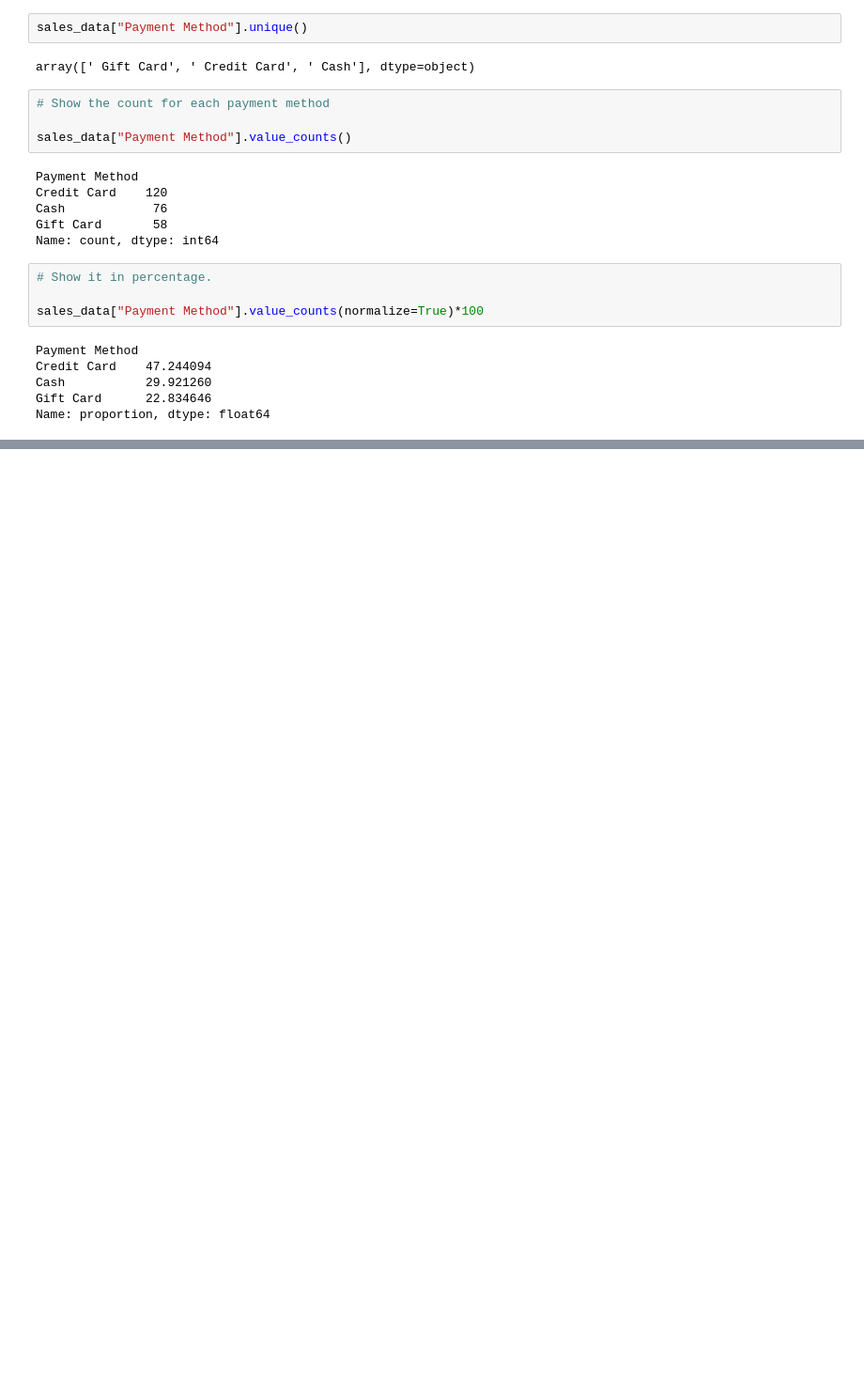
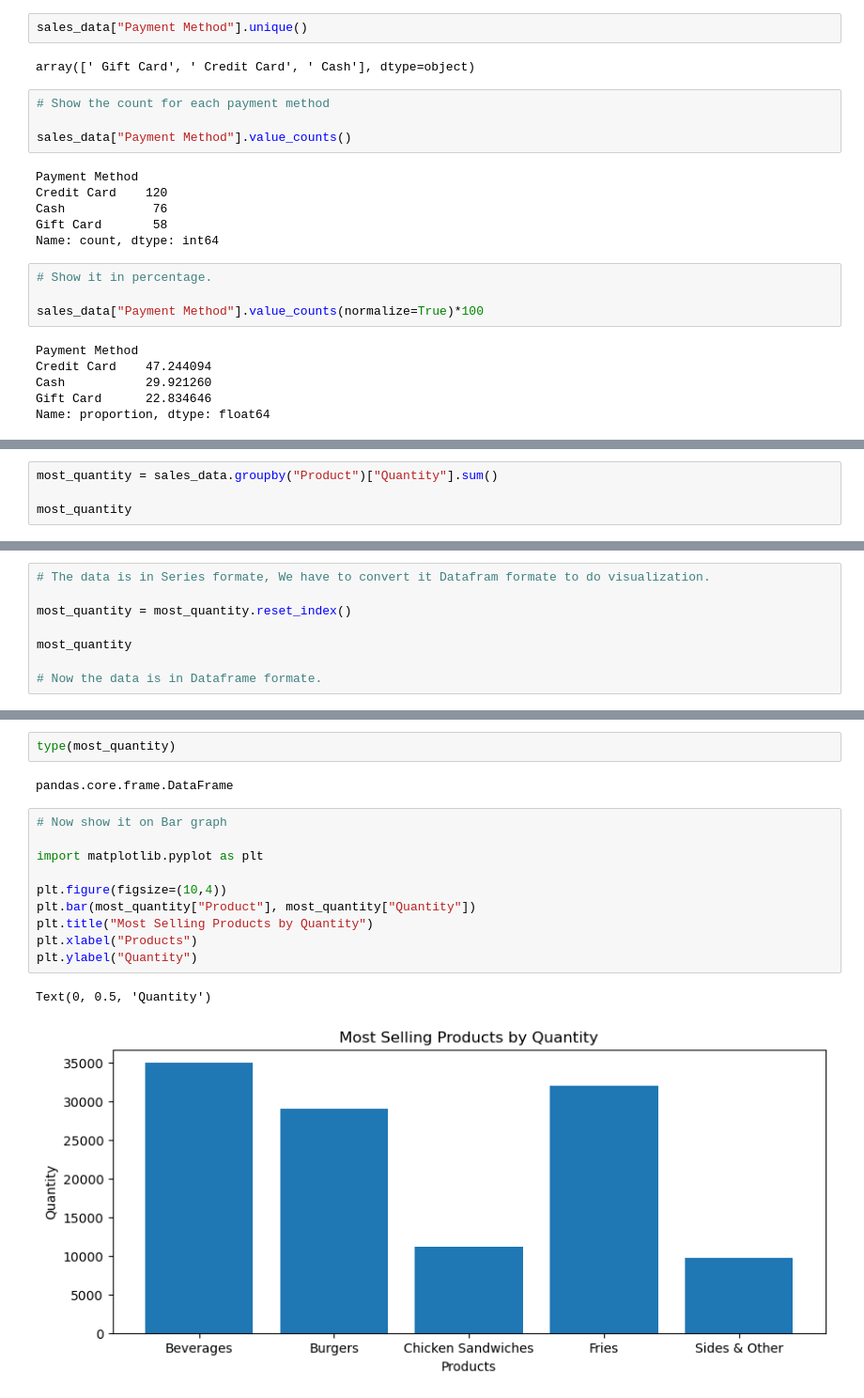
Before and after one commit to abdullahkhan-10/Python-Complete-Course, a Jupyter notebook: Python Projects/Intermediate Projects/1_sales_data.ipynb, the cells around one changed output, grey strips where cells are left out. Shown at 94% size. Cells and saved outputs as stored; diff of their text form; blank space fills up the shorter version.

Commit message:
Most selling Products by Quantity are shown

```diff
--- a/Python Projects/Intermediate Projects/1_sales_data.ipynb
+++ b/Python Projects/Intermediate Projects/1_sales_data.ipynb
@@ -410,0 +433,4 @@ Name: proportion, dtype: float64
+# %%
+most_quantity = sales_data.groupby("Product")["Quantity"].sum()
+
+most_quantity
@@ -410,0 +449,8 @@ Name: proportion, dtype: float64
+# %%
+# The data is in Series formate, We have to convert it Datafram formate to do visualization.
+
+most_quantity = most_quantity.reset_index()
+
+most_quantity
+
+# Now the data is in Dataframe formate.
@@ -410,0 +464,17 @@ Name: proportion, dtype: float64
+# %%
+type(most_quantity)
+# %% [output]
+pandas.core.frame.DataFrame
+# %%
+# Now show it on Bar graph
+
+import matplotlib.pyplot as plt
+
+plt.figure(figsize=(10,4))
+plt.bar(most_quantity["Product"], most_quantity["Quantity"])
+plt.title("Most Selling Products by Quantity")
+plt.xlabel("Products")
+plt.ylabel("Quantity")
+# %% [output]
+Text(0, 0.5, 'Quantity')
+[figure, added]
```
Also changed, not shown: parts of 7 cells of this notebook.
